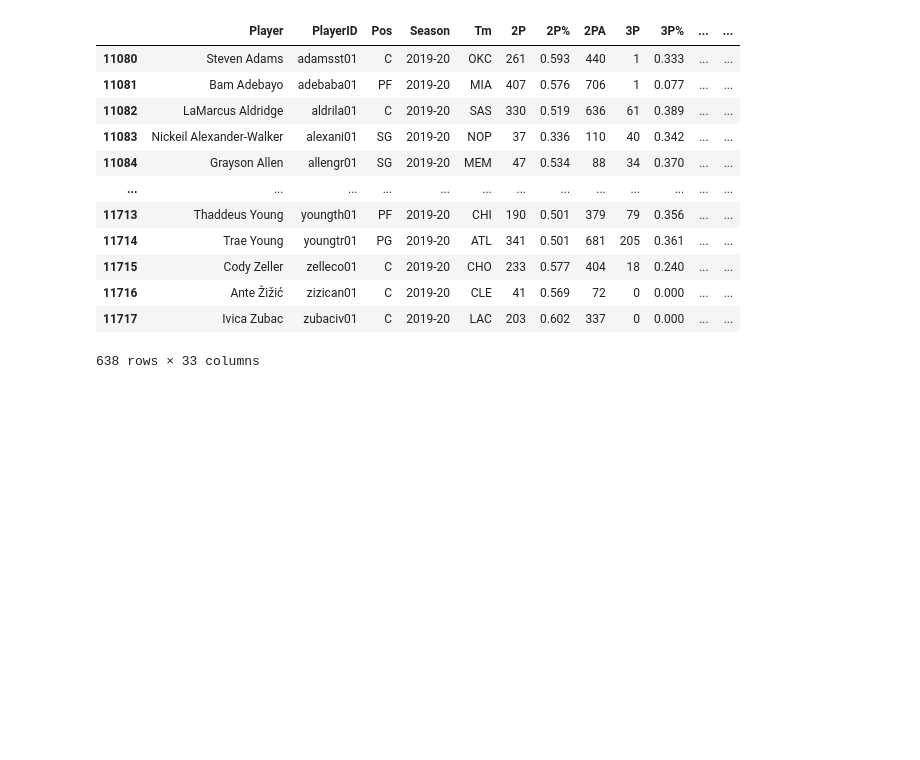
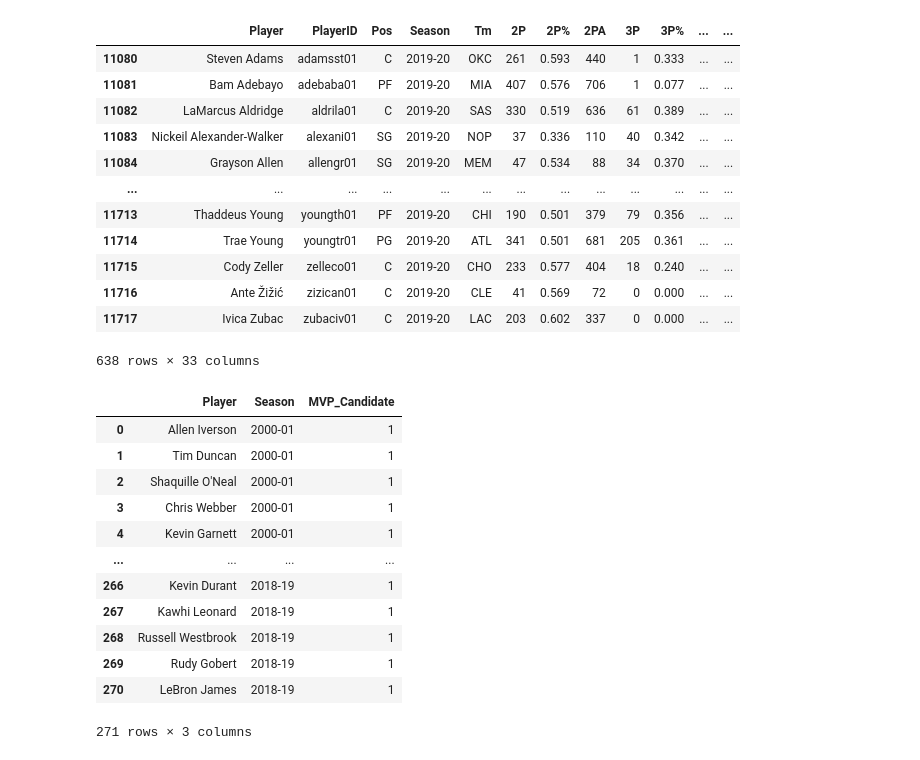
Before and after one commit to RU-DataScience-Group5/BasketballML, a Jupyter notebook: AllPlayerMVP_KNN_Predictions.ipynb, the cells around one changed output. Saved outputs shown, nothing was run; the diff lists cells and outputs as text; code cells hidden in the pictures; blank space fills up the shorter version.

```diff
--- a/AllPlayerMVP_KNN_Predictions.ipynb
+++ b/AllPlayerMVP_KNN_Predictions.ipynb
@@ -24,3 +25,22 @@ mvp_2020
 | 11716 | Ante Žižić | zizican01 | C | 2019-20 | CLE | 41 | 0.569 | 72 | 0 | 0.000 | ... | ... |
 | 11717 | Ivica Zubac | zubaciv01 | C | 2019-20 | LAC | 203 | 0.602 | 337 | 0 | 0.000 | ... | ... |
 638 rows × 33 columns
+# %%
+mvp_votes = pd.read_csv("Data/MVP.csv")
+mvp_votes = mvp_votes[["Player", "Season"]]
+mvp_votes["MVP_Candidate"] = 1
+mvp_votes
+# %% [output]
+|  | Player | Season | MVP_Candidate |
+| 0 | Allen Iverson | 2000-01 | 1 |
+| 1 | Tim Duncan | 2000-01 | 1 |
+| 2 | Shaquille O'Neal | 2000-01 | 1 |
+| 3 | Chris Webber | 2000-01 | 1 |
+| 4 | Kevin Garnett | 2000-01 | 1 |
+| ... | ... | ... | ... |
+| 266 | Kevin Durant | 2018-19 | 1 |
+| 267 | Kawhi Leonard | 2018-19 | 1 |
+| 268 | Russell Westbrook | 2018-19 | 1 |
+| 269 | Rudy Gobert | 2018-19 | 1 |
+| 270 | LeBron James | 2018-19 | 1 |
+271 rows × 3 columns
```
Also changed, not shown: parts of 22 cells of this notebook.
